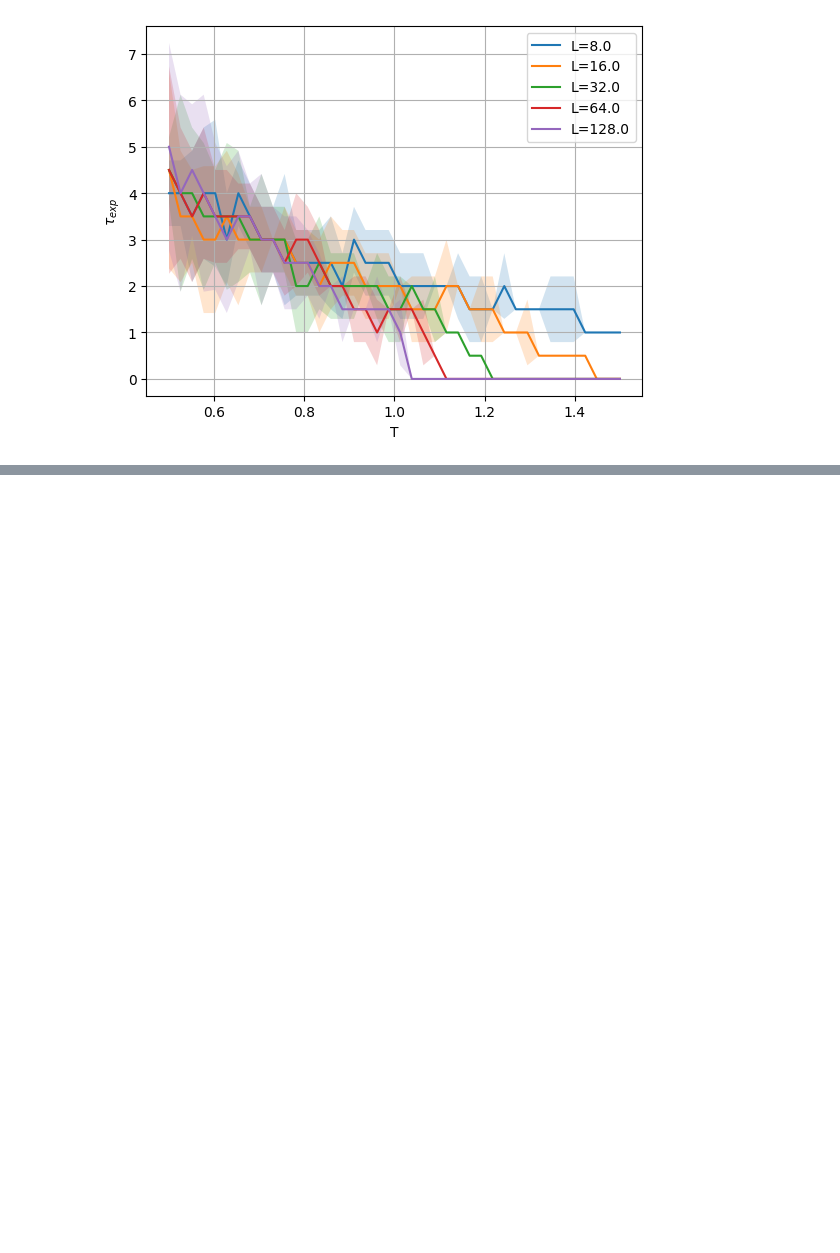
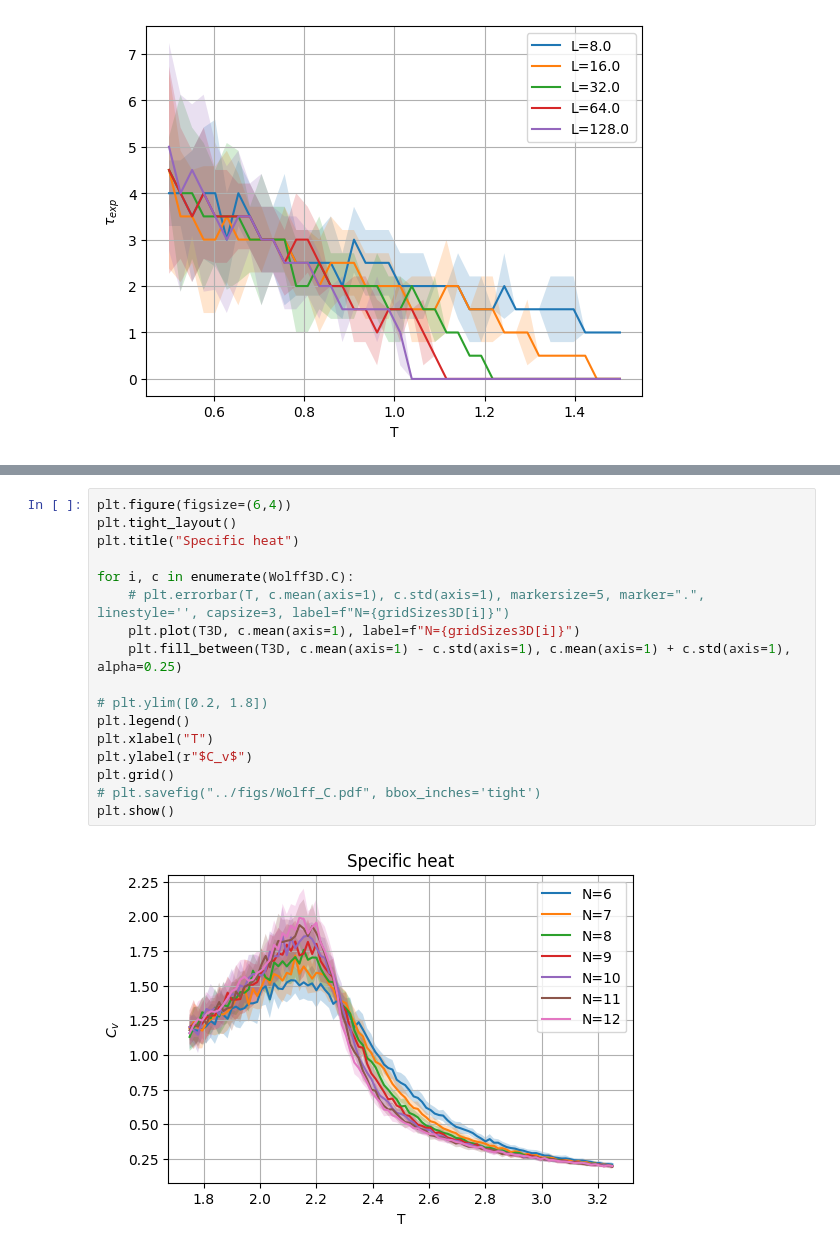
Before and after one commit to Naru-kami/xy-model, a Jupyter notebook: src/plots.ipynb, the cells around one changed output, grey strips where cells are left out. Drawn from its saved outputs; the diff is of its cells as text; blank space fills up the shorter version.

```diff
--- a/src/plots.ipynb
+++ b/src/plots.ipynb
@@ -414,0 +448,19 @@ plt.show()
+# %%
+plt.figure(figsize=(6,4))
+plt.tight_layout()
+plt.title("Specific heat")
+
+for i, c in enumerate(Wolff3D.C):
+    # plt.errorbar(T, c.mean(axis=1), c.std(axis=1), markersize=5, marker=".", linestyle='', capsize=3, label=f"N={gridSizes3D[i]}")
+    plt.plot(T3D, c.mean(axis=1), label=f"N={gridSizes3D[i]}")
+    plt.fill_between(T3D, c.mean(axis=1) - c.std(axis=1), c.mean(axis=1) + c.std(axis=1), alpha=0.25)
+
+# plt.ylim([0.2, 1.8])
+plt.legend()
+plt.xlabel("T")
+plt.ylabel(r"$C_v$")
+plt.grid()
+# plt.savefig("../figs/Wolff_C.pdf", bbox_inches='tight')
+plt.show()
+# %% [output]
+[figure, added]
```
Also changed, not shown: parts of 7 cells of this notebook, 7 other files.
